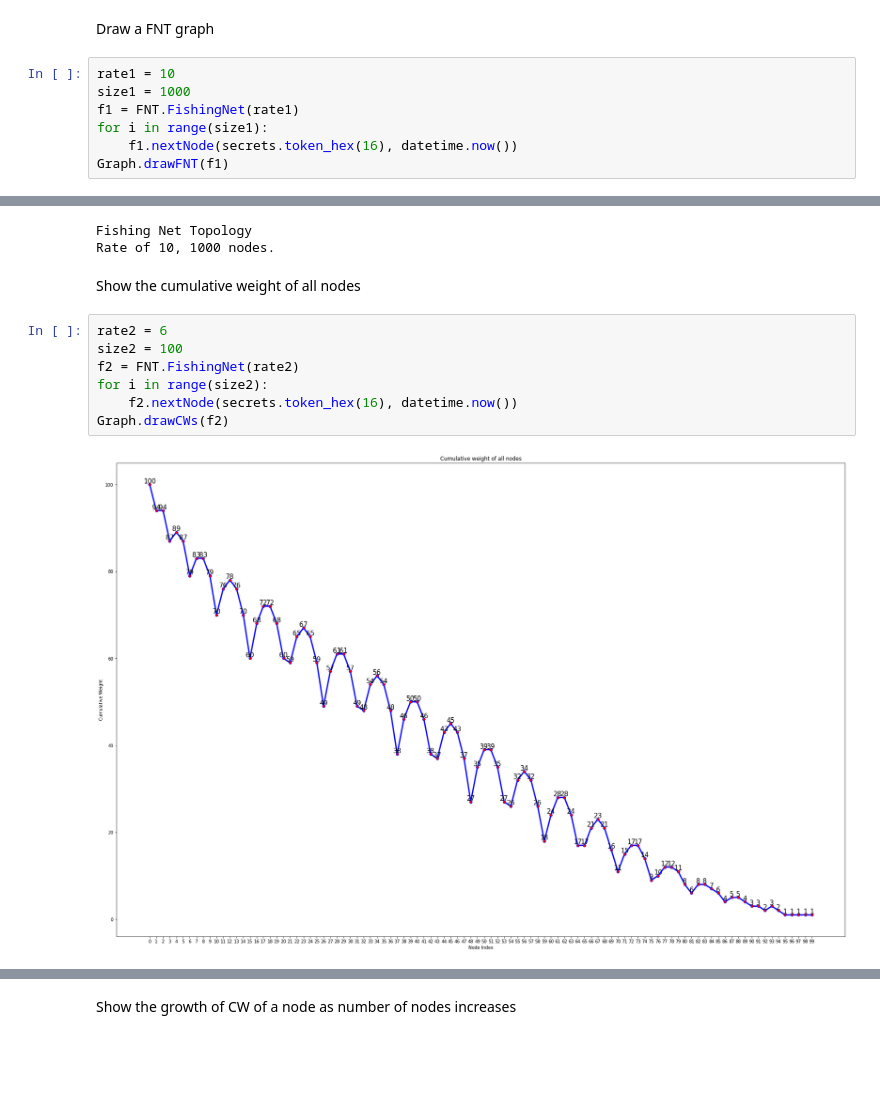
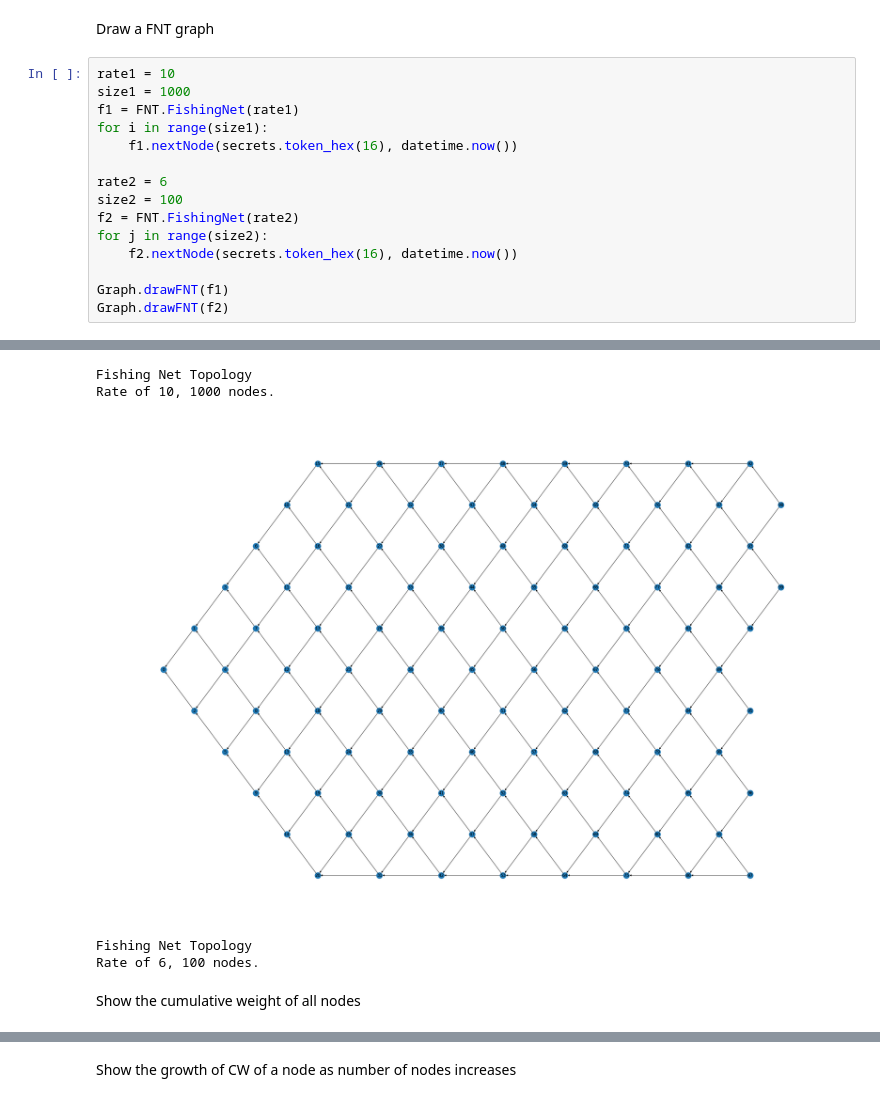
Before and after one commit to Hongwei-Z/FishingNetTopology, a Jupyter notebook: ExperimentChart.ipynb, the cells around one changed output, grey strips where cells are left out. Saved outputs shown, nothing was run; the diff lists cells and outputs as text; blank space fills up the shorter version.

Commit message:
Modification of chart details

```diff
--- a/ExperimentChart.ipynb
+++ b/ExperimentChart.ipynb
@@ -10,22 +10,24 @@ Draw a FNT graph
 # %%
 rate1 = 10
 size1 = 1000
 f1 = FNT.FishingNet(rate1)
 for i in range(size1):
     f1.nextNode(secrets.token_hex(16), datetime.now())
+
+rate2 = 6
+size2 = 100
+f2 = FNT.FishingNet(rate2)
+for j in range(size2):
+    f2.nextNode(secrets.token_hex(16), datetime.now())
+
 Graph.drawFNT(f1)
+Graph.drawFNT(f2)
 # %% [output]
 [figure]
 Fishing Net Topology
 Rate of 10, 1000 nodes.
+[figure, added]
+Fishing Net Topology
+Rate of 6, 100 nodes.
 # %% [markdown]
 Show the cumulative weight of all nodes
-# %%
-rate2 = 6
-size2 = 100
-f2 = FNT.FishingNet(rate2)
-for i in range(size2):
-    f2.nextNode(secrets.token_hex(16), datetime.now())
-Graph.drawCWs(f2)
-# %% [output]
-[figure, removed]
```
Also changed, not shown: parts of 6 cells of this notebook, 1 other file.
